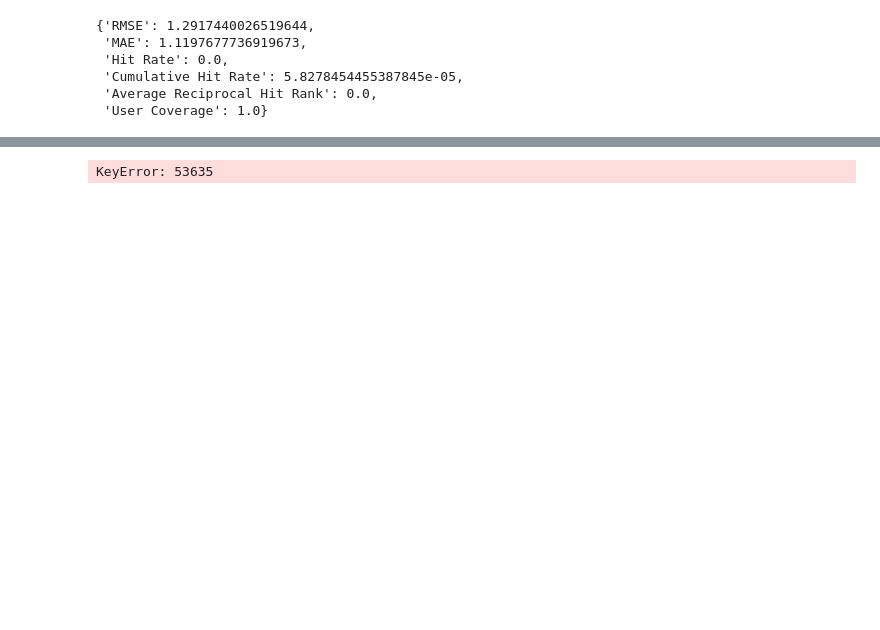
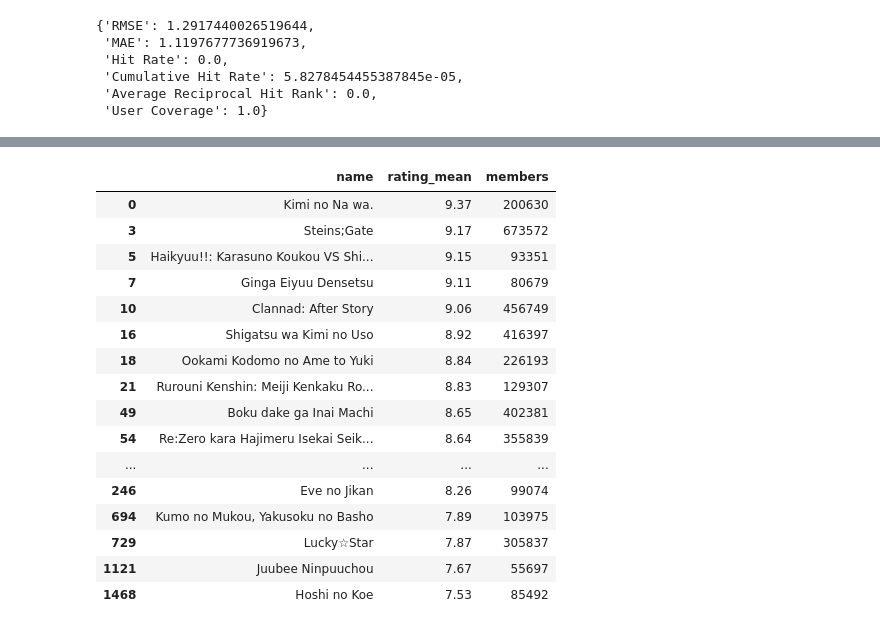
Before and after one commit to obenchekro/MyAnimeList-Recommandation-System, a Jupyter notebook: notebook/MyAnimeList Recommandation System.ipynb, the cells around one changed output, grey strips where cells are left out. Cells and saved outputs as stored; diff of their text form; code cells hidden in the pictures; blank space fills up the shorter version.

```diff
--- a/notebook/MyAnimeList Recommandation System.ipynb
+++ b/notebook/MyAnimeList Recommandation System.ipynb
@@ -898,10 +899,24 @@ def train_and_predict_with_best_params_loo(algo_class, rating_data, user_id, par
     return best_model, train_set, test_set, predictions
 
 def save_model_to_pickle(model, user_id, file_name):
-    with open(f'../models/{user_id}/{file_name}', 'wb') as f:
+    """
+    Sauvegarde un modèle dans un fichier pickle.
+    Cette fonction crée un fichier pickle dans un emplacement spécifié, en utilisant l'ID utilisateur
+    et le nom de fichier donnés.
+    """
+    file_path_components = ['../models', str(user_id)] + file_name.split('/')
+    full_file_path = os.path.join(*file_path_components)
+    os.makedirs(os.path.dirname(full_file_path), exist_ok=True)
+
+    with open(full_file_path, 'wb') as f:
         pickle.dump(model, f)
 
-def load_model_from_pickle(file_name):
+def load_model_from_pickle(user_id, file_name):
+    """
+    Charge un modèle depuis un fichier pickle.
+    Ouvre et charge le modèle stocké dans un fichier pickle spécifié, en utilisant l'ID utilisateur
+    et le nom de fichier fournis.
+    """
     with open(f'../models/{user_id}/{file_name}', 'rb') as f:
         model = pickle.load(f)
     return model
@@ -1749,14 +1764,14 @@ def get_top_n_anime_recommandation(user_id, model_metrics, N):
 
    if 'item' in model_name or 'user' in model_name:
       model_pkl_name = re.sub(r'\s+|(item|user)\s+based', '', model_name).strip() + model_name.split(' ')[1].capitalize()
-      pkl_path = f'../models/Collaborative-Filtering/item-based/{model_pkl_name}.pkl' if 'item' in model_pkl_name.lower() \
-         else f'../models/Collaborative-Filtering/user-based/{model_pkl_name}.pkl'
+      pkl_path = f'Collaborative-Filtering/item-based/{model_pkl_name}.pkl' if 'item' in model_pkl_name.lower() \
+         else f'Collaborative-Filtering/user-based/{model_pkl_name}.pkl'
    elif 'SVD' in model_name or 'NMF' in model_name:
-      pkl_path = f'../models/Collaborative-Filtering/factorization-matrix/{model_name.replace(" ", "")}.pkl'
+      pkl_path = f'Collaborative-Filtering/factorization-matrix/{model_name.replace(" ", "")}.pkl'
    else:
-      pkl_path = f'../models/Collaborative-Filtering/{model_name}.pkl'
+      pkl_path = f'Collaborative-Filtering/{model_name}.pkl'
 
-   anime_predictions = load_model_from_pickle('../models/Collaborative-Filtering/factorization-matrix/SVDWithImplicitFeedback.pkl')
+   anime_predictions = load_model_from_pickle(user_id, pkl_path)
    top_n_anime = dict(get_top_n(anime_predictions, n=N))
    anime_id_predicted = [anime_id for anime_id, _ in top_n_anime[user_id]]
 
@@ -1924,3 +1902,7 @@ save_model_to_pickle(
     int(random_casual_user_df.user_id.unique()),
     'Collaborative-Filtering/factorization-matrix/SVDWithoutImplicitFeedback.pkl'
     )
+# %%
+results_casual_df = pd.DataFrame(columns=["RMSE", "MAE", "Hit Rate", "Cumulative Hit Rate", "Average Reciprocal Hit Rank", "User Coverage"])
+model_casual_metrics = add_model_metrics_to_df("SVD Without Implicit Feedback", metrics_scores, results_casual_df)
+model_casual_metrics
@@ -1927,4 +1912,24 @@ save_model_to_pickle(
 # %%
-get_top_n_anime_recommandation(int(random_casual_user_df.user_id.unique()), 20)
+get_top_n_anime_recommandation(
+    user_id=int(random_casual_user_df.user_id.unique()),
+    model_metrics=model_casual_metrics,
+    N=20
+)
 # %% [output]
-KeyError: 53635
+|  | name | rating_mean | members |
+| 0 | Kimi no Na wa. | 9.37 | 200630 |
+| 3 | Steins;Gate | 9.17 | 673572 |
+| 5 | Haikyuu!!: Karasuno Koukou VS Shi... | 9.15 | 93351 |
+| 7 | Ginga Eiyuu Densetsu | 9.11 | 80679 |
+| 10 | Clannad: After Story | 9.06 | 456749 |
+| 16 | Shigatsu wa Kimi no Uso | 8.92 | 416397 |
+| 18 | Ookami Kodomo no Ame to Yuki | 8.84 | 226193 |
+| 21 | Rurouni Kenshin: Meiji Kenkaku Ro... | 8.83 | 129307 |
+| 49 | Boku dake ga Inai Machi | 8.65 | 402381 |
+| 54 | Re:Zero kara Hajimeru Isekai Seik... | 8.64 | 355839 |
+| ... | ... | ... | ... |
+| 246 | Eve no Jikan | 8.26 | 99074 |
+| 694 | Kumo no Mukou, Yakusoku no Basho | 7.89 | 103975 |
+| 729 | Lucky☆Star | 7.87 | 305837 |
+| 1121 | Juubee Ninpuuchou | 7.67 | 55697 |
+| 1468 | Hoshi no Koe | 7.53 | 85492 |
```
Also changed, not shown: parts of 6 cells of this notebook.
